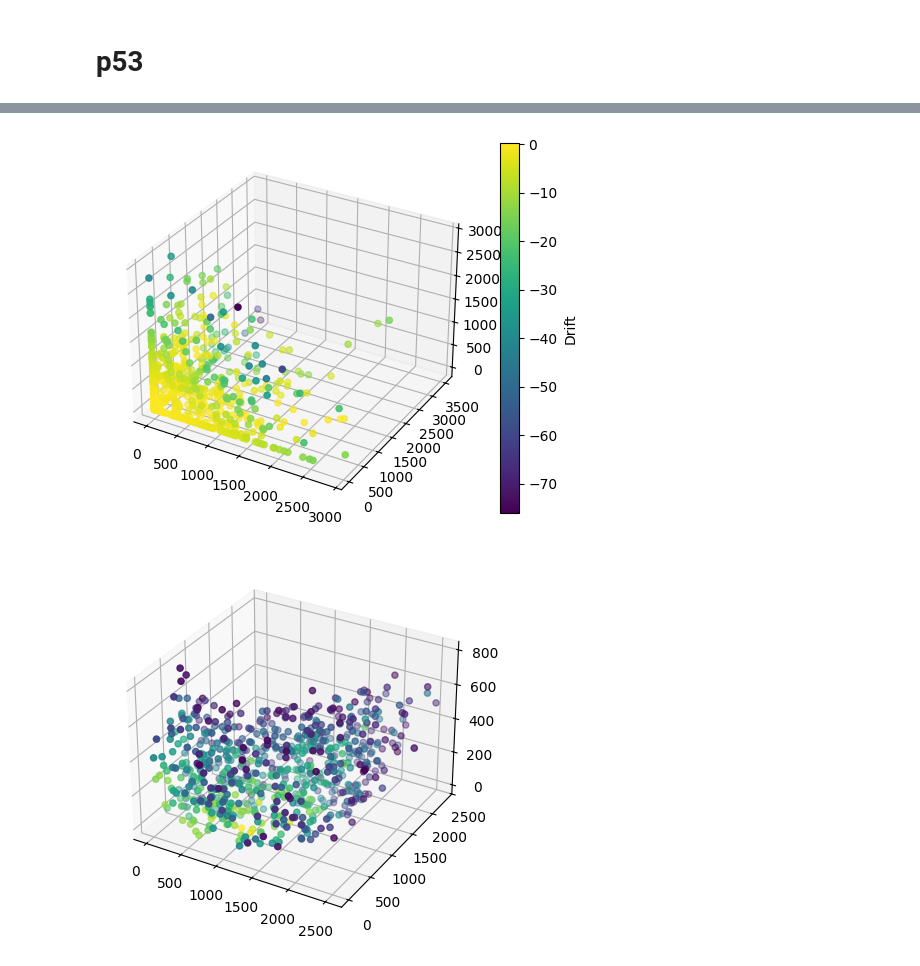
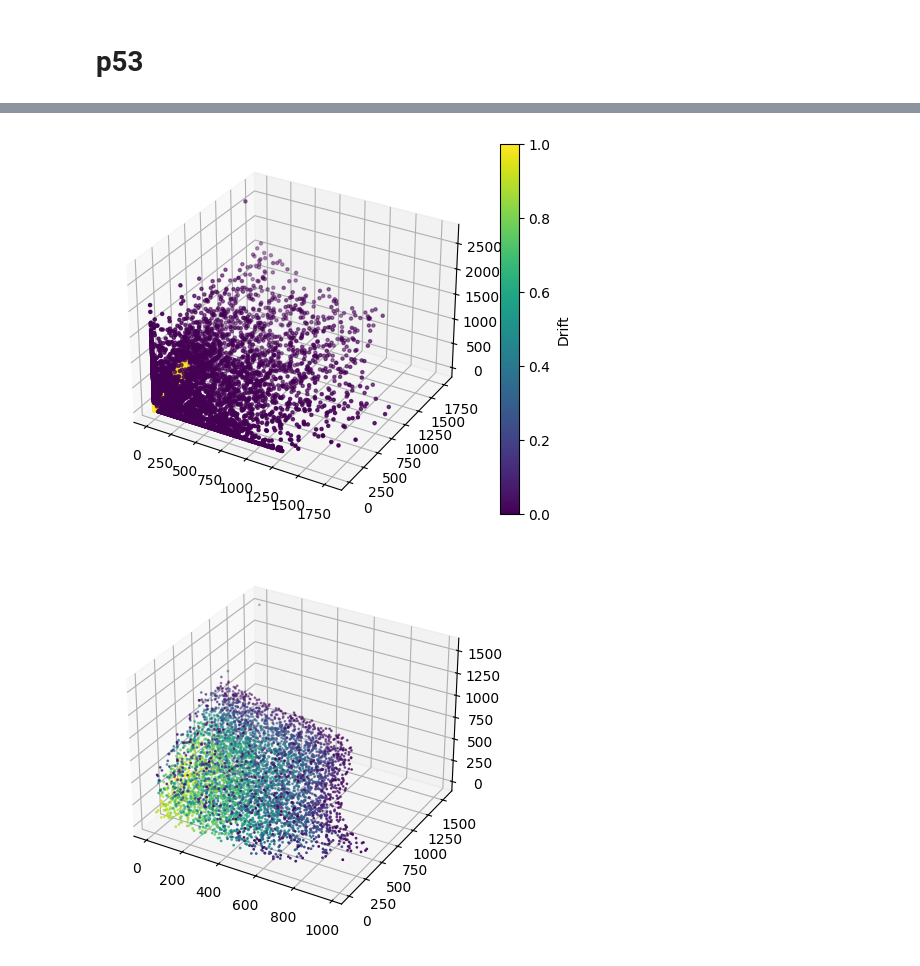
Before and after one commit to mbackenkoehler/crn_lyapunov, a Jupyter notebook: Adversarial.ipynb, the cells around one changed output, grey strips where cells are left out. Cells and saved outputs as stored; diff of their text form; code cells hidden in the pictures.

```diff
--- a/Adversarial.ipynb
+++ b/Adversarial.ipynb
@@ -993,20 +604,18 @@ def p53_reference_g(x):
 # %%
 net_p53 = P53Oscillator()
 
-# Note: Using transition_center ~ 500 because the p53 scale is much larger here
 model_p53, adv_p53, history_loss, history_max = train_tight_sets(
     net_p53,
     p53_reference_g,
-    probability=None,
-    n_species=3,
-    steps_evolve=1,
+    TightLoss(k=1),
+    # CombinedLoss(dmax_weight=0.1, gamma=0.0),
+    # MaxDrift(),
+    steps_evolve=15,
     hidden_dim=512,
-    n_adv_samples=2**10,
-    n_rand_samples=2**14,  # 14,
-    max_n=10_000,
-    n_epochs=10_000,
-    gamma=0.5,
-    lr=1e-4,
-    d_max_weight=0.01,
+    n_adv_samples=2**13,
+    n_rand_samples=2**13,
+    max_n=3000,
+    n_epochs=1000,
+    lr=1e-3,
 )
 # %% [output]
@@ -1033,35 +635,33 @@ points = adv_p53.population.detach().numpy()
 
 # Plot the point cloud and keep the mappable
 sc = ax.scatter(
-    points[:, 0], points[:, 1], points[:, 2], c=drift.flatten(), cmap="viridis"
+    points[:, 0], points[:, 1], points[:, 2], c=drift.flatten()>0, cmap="viridis", s=5
 )
+dmax = drift.max()
 
 # Add colorbar
 cbar = plt.colorbar(sc, ax=ax)
 cbar.set_label("Drift")
 # %% [output]
-[figure, old version]
+[figure, new version]
 # %%
 fig = plt.figure()
 ax = fig.add_subplot(111, projection="3d")
 
-n=10000
-points = eval_xs = torch.rand(n, 3) * torch.tensor([3000, 3000, 2000])
+n = 100000
+points = eval_xs = torch.rand(n, 3) * torch.tensor([2000, 2000, 2000])
 with torch.no_grad():
     drift = get_drift(model_p53, net_p53, points).numpy()
 
-in_set = drift.flatten() / 10 * 1e-1 > 1e-1 - 1
+eps = 1e-1
+in_set = drift.flatten() / dmax * eps > eps - 1
 
 drift = drift[in_set]
 points = points[in_set]
 
 # Plot the point cloud and keep the mappable
-sc = ax.scatter(
-    points[:, 0], points[:, 1], points[:, 2], c=drift , cmap="viridis"
-)
+sc = ax.scatter(points[:, 0], points[:, 1], points[:, 2], c=drift, cmap="viridis", s=1)
 
-# # Add colorbar
-# cbar = plt.colorbar(sc, ax=ax)
-# cbar.set_label("Drift")
+plt.show()
 # %% [output]
-[figure, old version]
+[figure, new version]
```
Also changed, not shown: parts of 53 cells of this notebook.
